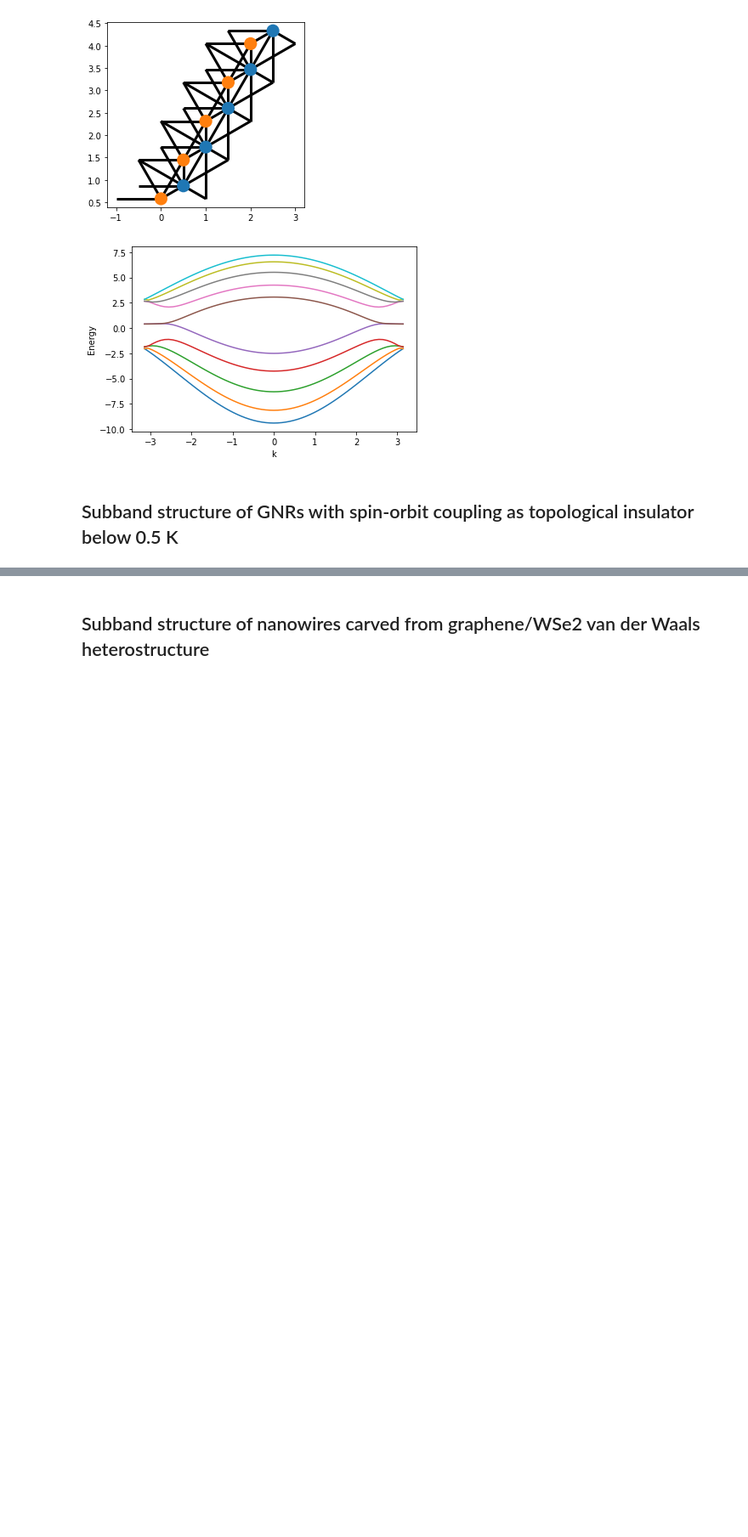
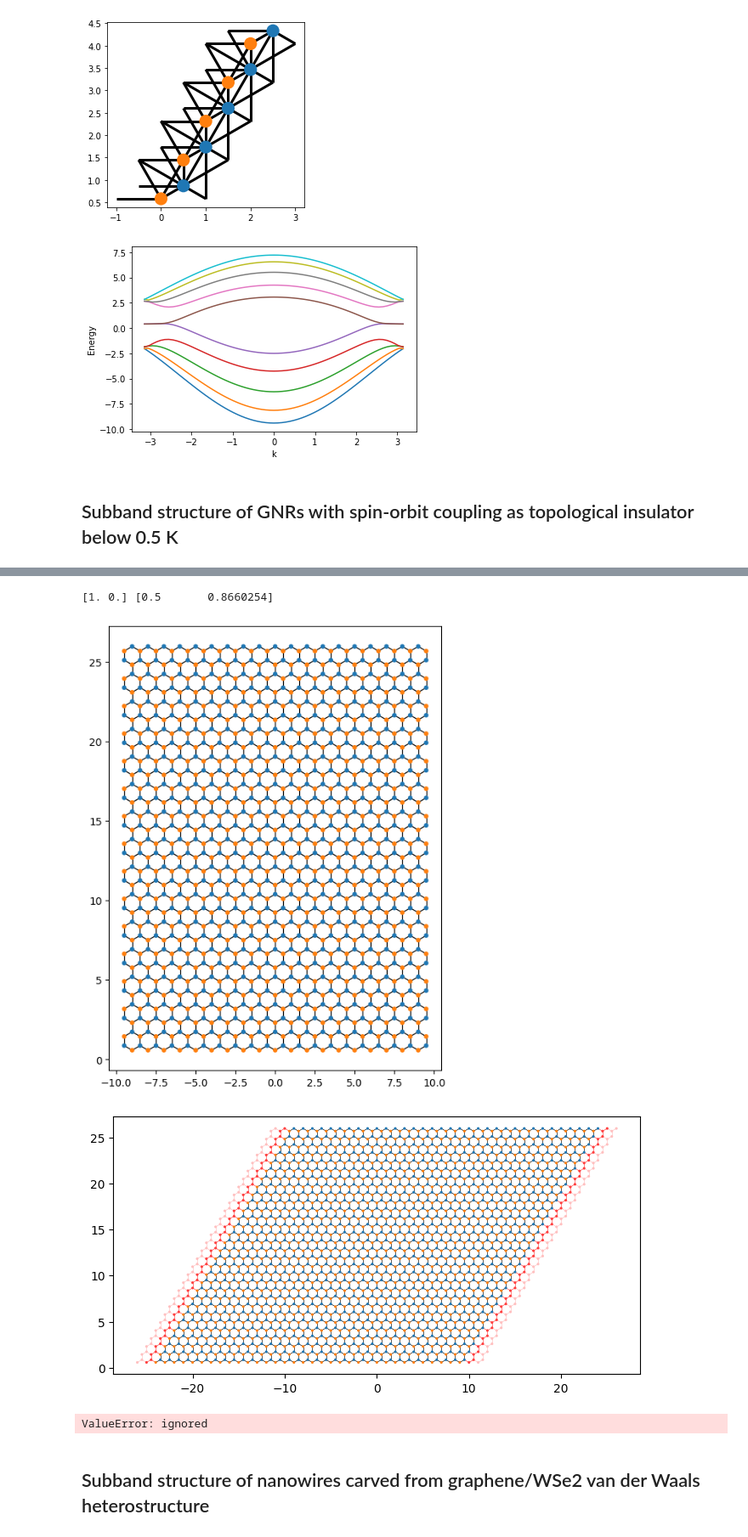
Before and after one commit to AndrewCrossman/PHYS824, a Jupyter notebook: 824Project.ipynb, the cells around one changed output, grey strips where cells are left out. Shown at 85% size. Cells and saved outputs as stored; diff of their text form; code cells hidden in the pictures; blank space fills up the shorter version.

```diff
--- a/824Project.ipynb
+++ b/824Project.ipynb
@@ -213,4 +216,4 @@ sigma0 = np.array([[1., 0.], [0., 1.]])
 sigmax = np.array([[0., 1.], [1., 0.]])
 sigmay = np.array([[0., -1j], [1j, 0.]])
 sigmaz = np.array([[1., 0.], [0., -1.]])
-sigma = np.array([[1j, 0], [0, -1j]])
+t=-2.7
@@ -277,18 +220,61 @@ kwant.plotter.bands(left_lead, momenta=k, dpi=100);
-# %%
-# manually construct Hamiltonian
-from kwant.builder import HoppingKind
-
-SOC = kwant.Builder()
-lat = kwant.lattice.honeycomb()
-a, b = lat.sublattices             # Get the A and B sublattices
-
-SOC[gr_lat.shape(ribbon_sys, (0, 0))] = 0.0
-t = 2.7
-
-SOC[gr_lat.neighbors(1)] = -t*sigma0
-SOC[gr_lat.neighbors(2)] = -t*0.03*sigma
-
-kwant.plot(SOC, dpi=100);
-kwant.plotter.bands(SOC.finalized());
+# %%
+def ribbon_sys(pos):
+    x, y = pos
+    in_x = abs(x) < 10
+    in_y = 0 < y < 26
+    return in_x and in_y
+def ribbon_lead(pos):
+    x, y = pos
+    return 0 < y < 26
+
+graphene_sys = kwant.Builder()
+gr_lat = kwant.lattice.honeycomb(a=1)
+a, b = gr_lat.sublattices
+v1, v2 = gr_lat.prim_vecs
+print(v1, v2)
+
+graphene_sys[gr_lat.shape(ribbon_sys, (0, 0))] = 0.0
+# set neighbors
+#graphene_sys[graphene.neighbors(1)] = -t
+graphene_sys[graphene.neighbors(1)] = -t*sigma0
+#graphene_sys[HoppingKind((0, 1), a, a)] = t*0.03*1j*sigmaz
+#graphene_sys[HoppingKind((-1, 1), a, a)] = -t*0.03*1j*sigmaz
+#graphene_sys[HoppingKind((1, 0), a, a)] = -t*0.03*1j*sigmaz
+#graphene_sys[HoppingKind((0, 1), b, b)] = -t*0.03*1j*sigmaz
+#graphene_sys[HoppingKind((-1, 1), b, b)] = t*0.03*1j*sigmaz
+#graphene_sys[HoppingKind((1, 0), b, b)] = t*0.03*1j*sigmaz
+# plot dots
+kwant.plot(graphene_sys, fig_size=(8,8), dpi=100);
+##################################
+a, b = gr_lat.sublattices
+v1, v2 = gr_lat.prim_vecs
+
+left_direction = kwant.TranslationalSymmetry(-v1)
+left_lead = kwant.Builder(left_direction)
+
+left_lead[gr_lat.shape(ribbon_lead, (0, 0))] = 0.0
+
+
+#left_lead[graphene.neighbors(1)] = -t
+left_lead[graphene.neighbors(1)] = -t*sigma0
+#left_lead[HoppingKind((0, 1), a, a)] = t*0.03*1j*sigmaz
+#left_lead[HoppingKind((-1, 1), a, a)] = -t*0.03*1j*sigmaz
+#left_lead[HoppingKind((1, 0), a, a)] = -t*0.03*1j*sigmaz
+#left_lead[HoppingKind((0, 1), b, b)] = -t*0.03*1j*sigmaz
+#left_lead[HoppingKind((-1, 1), b, b)] = t*0.03*1j*sigmaz
+#left_lead[HoppingKind((1, 0), b, b)] = t*0.03*1j*sigmaz
+
+graphene_sys.attach_lead(left_lead)
+graphene_sys.attach_lead(left_lead.reversed())
+kwant.plot(graphene_sys, fig_size=(8,8), dpi=100);
+left_lead = left_lead.finalized()
+graphene_sys = graphene_sys.finalized()
+k = np.arange(0, 2*np.pi, 0.01)
+kwant.plotter.bands(left_lead, momenta=k, dpi=100);
+# %% [output]
+[1. 0.] [0.5       0.8660254]
+[figure, added]
+[figure, added]
+ValueError: ignored
 # %% [markdown]
 ## Subband structure of nanowires carved from graphene/WSe2 van der Waals heterostructure
```
Also changed, not shown: parts of 8 cells of this notebook.
